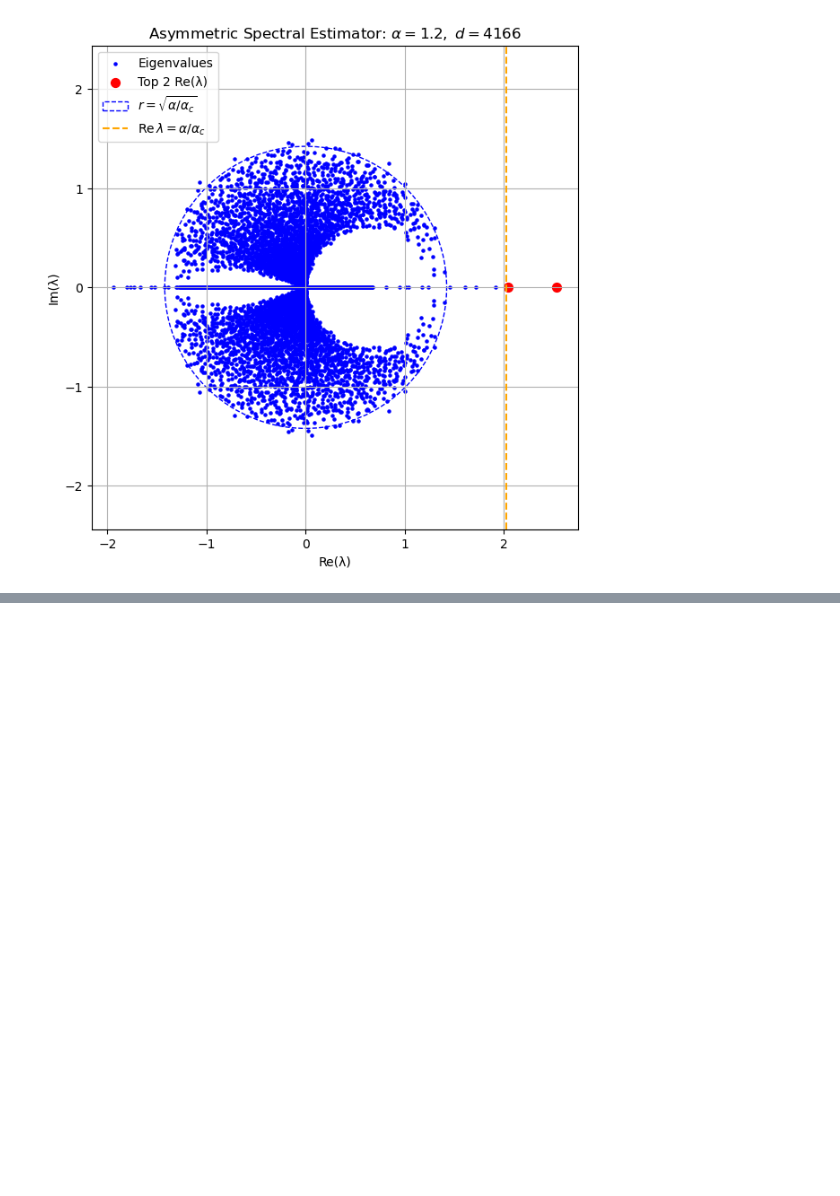
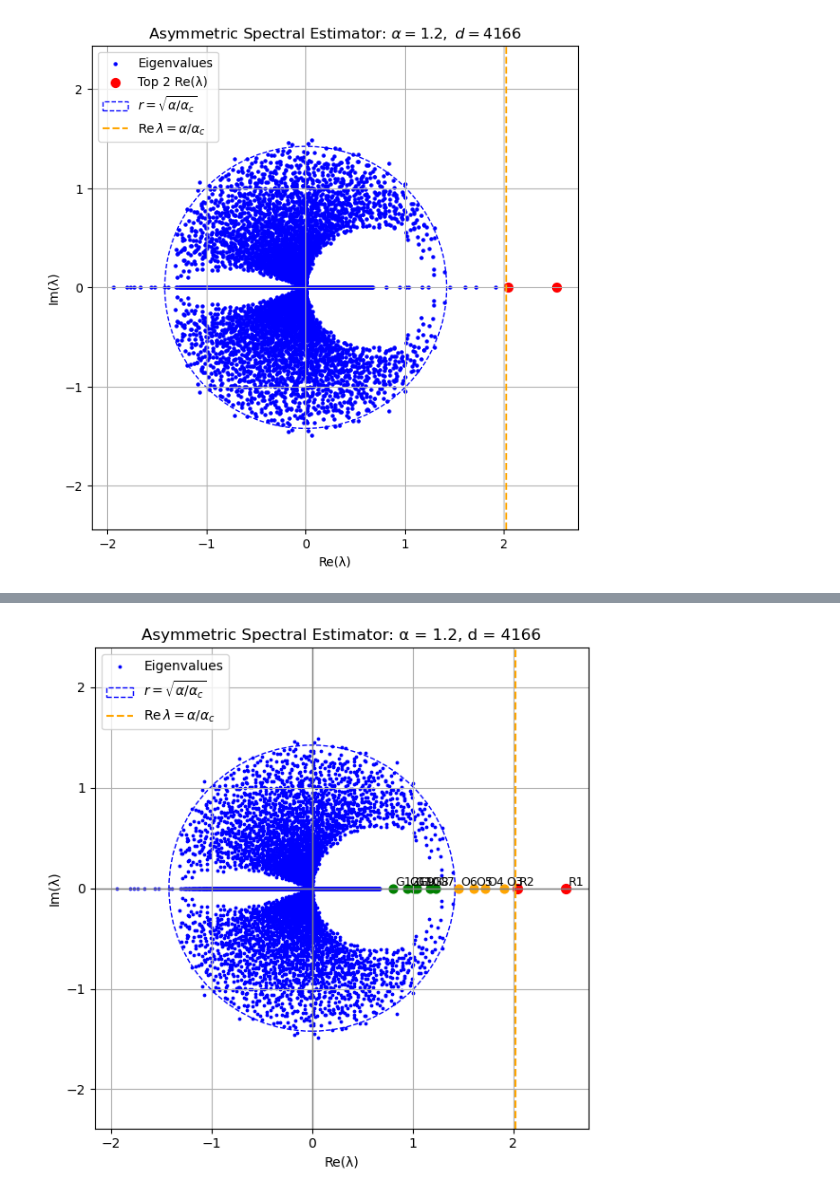
Before and after one commit to AuroraQinzy/SE, a Jupyter notebook: alphq=1.2.ipynb, the cells around one changed output, grey strips where cells are left out. Cells and saved outputs as stored; diff of their text form; code cells hidden in the pictures; blank space fills up the shorter version.

```diff
--- a/alphq=1.2.ipynb
+++ b/alphq=1.2.ipynb
@@ -105 +195,63 @@ L shape: torch.Size([10000, 10000]), L device: cuda:0
+# %%
+# 阈值定义
+R = np.sqrt(alpha / alpha_c)        # 蓝色圆圈半径
+thresh_ext = alpha / alpha_c        # 橙色虚线位置
+
+# 筛选实数特征值（Im≈0）
+real_mask = np.isclose(eigvals_np.imag, 0.0, atol=1e-6)
+eigvals_real_only = eigvals_np[real_mask]
+real_parts = eigvals_real_only.real
+
+# 红色：前两个最大Re(λ)
+red_vals = eigvals_real_only[np.argsort(real_parts)[-2:]]
+
+# 橙色：在 [R, thresh_ext] 之间的点
+orange_vals = []
+green_candidates = []
+for val in eigvals_real_only:
+    if R < val.real < thresh_ext:
+        orange_vals.append(val)
+    elif val.real < R:
+        green_candidates.append(val)
+
+# 绿色：取前6个最靠近R的内部实轴点
+green_vals = sorted(green_candidates, key=lambda z: -z.real)[:6]
+
+# 绘图
+plt.figure(figsize=(6, 6))
+plt.scatter(eigvals_np.real, eigvals_np.imag, color="blue", s=3, label="Eigenvalues")
+
+# 圆和虚线
+circle = plt.Circle((0, 0), R, color="blue", linestyle="--", fill=False, label=r"$r = \sqrt{\alpha/\alpha_c}$")
+plt.gca().add_artist(circle)
+plt.axvline(thresh_ext, color="orange", linestyle="--", label=r"$\mathrm{Re}\,\lambda = \alpha/\alpha_c$")
+
+# 绘制红色
+for i, val in enumerate(sorted(red_vals, key=lambda x: -x.real)):
+    plt.scatter(val.real, val.imag, color="red", s=50)
+    plt.text(val.real+0.02, val.imag+0.02, f"R{i+1}", fontsize=9)
+
+# 绘制橙色
+for i, val in enumerate(sorted(orange_vals, key=lambda x: -x.real)):
+    plt.scatter(val.real, val.imag, color="orange", s=40)
+    plt.text(val.real+0.02, val.imag+0.02, f"O{i+3}", fontsize=9)
+
+# 绘制绿色
+for i, val in enumerate(sorted(green_vals, key=lambda x: -x.real)):
+    plt.scatter(val.real, val.imag, color="green", s=40)
+    plt.text(val.real+0.02, val.imag+0.02, f"G{i+7}", fontsize=9)
+
+# 图设置
+plt.axhline(0, color='gray', linewidth=1)
+plt.axvline(0, color='gray', linewidth=1)
+plt.xlabel("Re(λ)")
+plt.ylabel("Im(λ)")
+plt.title(f"Asymmetric Spectral Estimator: α = {alpha}, d = {d}")
+plt.legend(loc='upper left')
+plt.grid(True)
+plt.axis("equal")
+plt.tight_layout()
+plt.show()
+# %% [output]
+[figure, added]
 # %%
```
Also changed, not shown: parts of 5 cells of this notebook.
